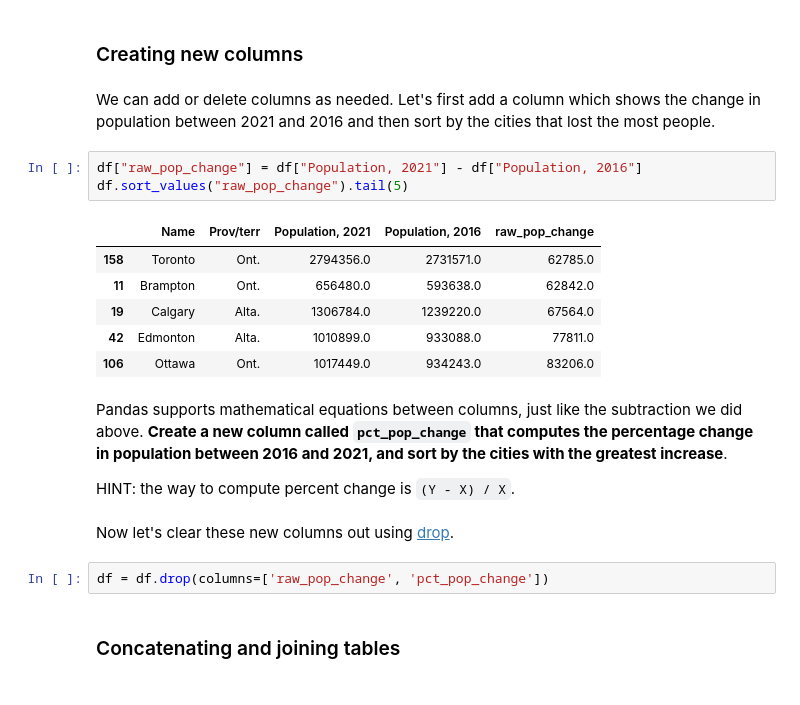
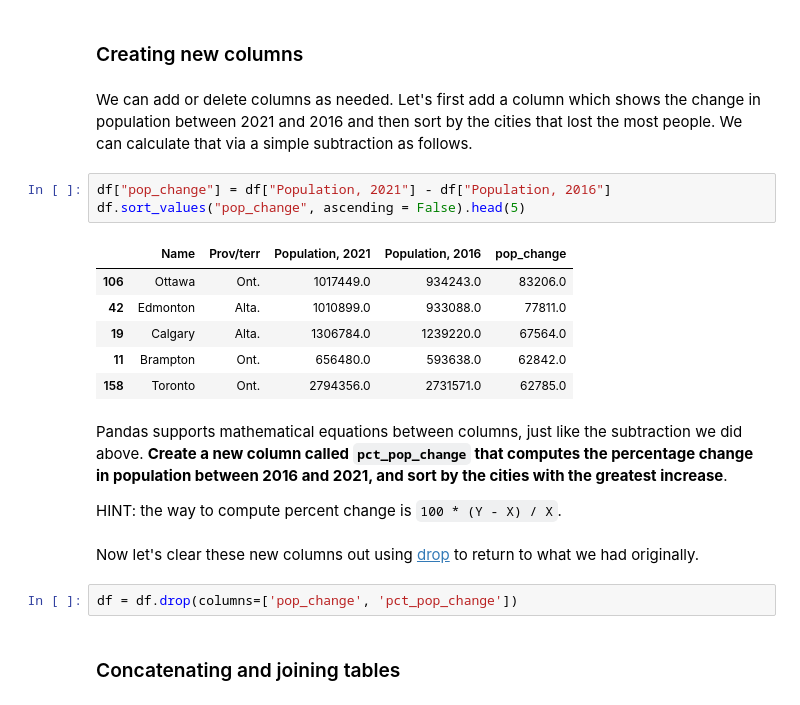
Before and after one commit to schoolofcities/urban-data-storytelling, a Jupyter notebook: urban-data-analytics/3-data-analytics-and-processing/data-analytics-and-processing.ipynb, the cells around one changed output. Cells and saved outputs as stored; diff of their text form.

```diff
--- a/urban-data-analytics/3-data-analytics-and-processing/data-analytics-and-processing.ipynb
+++ b/urban-data-analytics/3-data-analytics-and-processing/data-analytics-and-processing.ipynb
@@ -201,25 +251,25 @@ df = df.dropna()
 # %% [markdown]
 ### Creating new columns
 # %% [markdown]
-We can add or delete columns as needed. Let's first add a column which shows the change in population between 2021 and 2016 and then sort by the cities that lost the most people.
+We can add or delete columns as needed. Let's first add a column which shows the change in population between 2021 and 2016 and then sort by the cities that lost the most people. We can calculate that via a simple subtraction as follows.
 # %%
-df["raw_pop_change"] = df["Population, 2021"] - df["Population, 2016"]
-df.sort_values("raw_pop_change").tail(5)
+df["pop_change"] = df["Population, 2021"] - df["Population, 2016"]
+df.sort_values("pop_change", ascending = False).head(5)
 # %% [output]
-|  | Name | Prov/terr | Population, 2021 | Population, 2016 | raw_pop_change |
+|  | Name | Prov/terr | Population, 2021 | Population, 2016 | pop_change |
+| 106 | Ottawa | Ont. | 1017449.0 | 934243.0 | 83206.0 |
+| 42 | Edmonton | Alta. | 1010899.0 | 933088.0 | 77811.0 |
+| 19 | Calgary | Alta. | 1306784.0 | 1239220.0 | 67564.0 |
+| 11 | Brampton | Ont. | 656480.0 | 593638.0 | 62842.0 |
 | 158 | Toronto | Ont. | 2794356.0 | 2731571.0 | 62785.0 |
-| 11 | Brampton | Ont. | 656480.0 | 593638.0 | 62842.0 |
-| 19 | Calgary | Alta. | 1306784.0 | 1239220.0 | 67564.0 |
-| 42 | Edmonton | Alta. | 1010899.0 | 933088.0 | 77811.0 |
-| 106 | Ottawa | Ont. | 1017449.0 | 934243.0 | 83206.0 |
 # %% [markdown]
 Pandas supports mathematical equations between columns, just like the subtraction we did above. **Create a new column called `pct_pop_change` that computes the percentage change in population between 2016 and 2021, and sort by the cities with the greatest increase**.
 
-HINT: the way to compute percent change is `(Y - X) / X`.
+HINT: the way to compute percent change is `100 * (Y - X) / X`.
 # %% [markdown]
-Now let's clear these new columns out using [drop](https://pandas.pydata.org/docs/reference/api/pandas.DataFrame.drop.html).
+Now let's clear these new columns out using [drop](https://pandas.pydata.org/docs/reference/api/pandas.DataFrame.drop.html) to return to what we had originally.
-# %%
-df = df.drop(columns=['raw_pop_change', 'pct_pop_change'])
+# %%
+df = df.drop(columns=['pop_change', 'pct_pop_change'])
 # %% [markdown]
 ### Concatenating and joining tables
 # %% [markdown]
```
Also changed, not shown: parts of 45 cells of this notebook.
